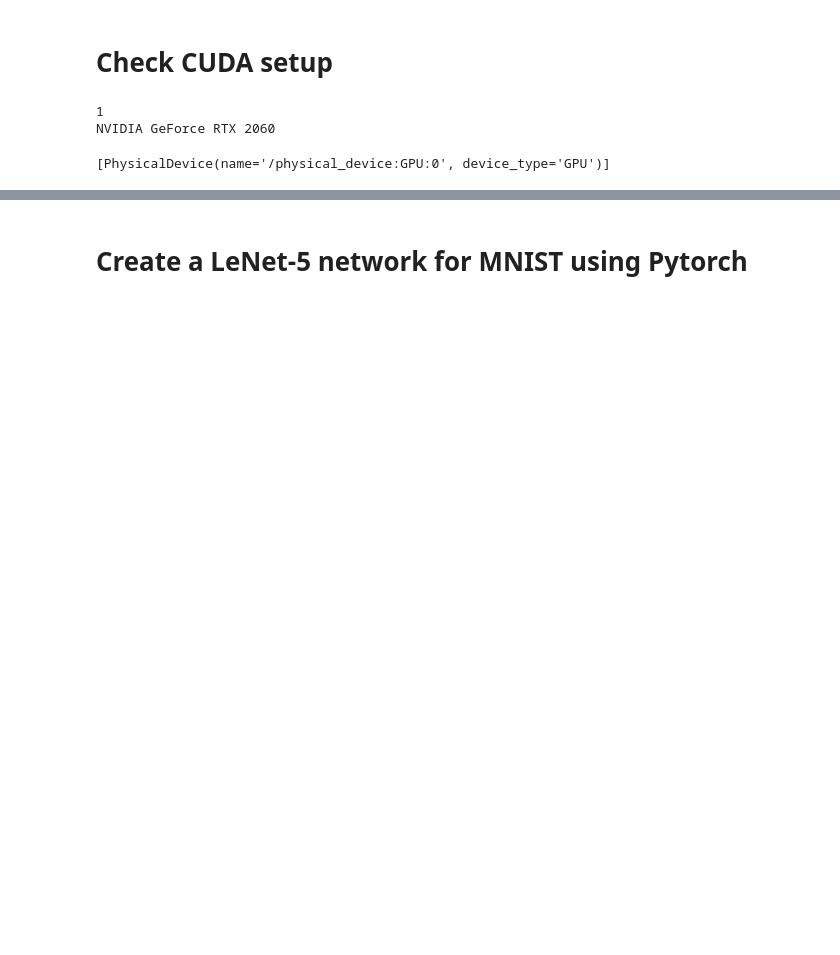
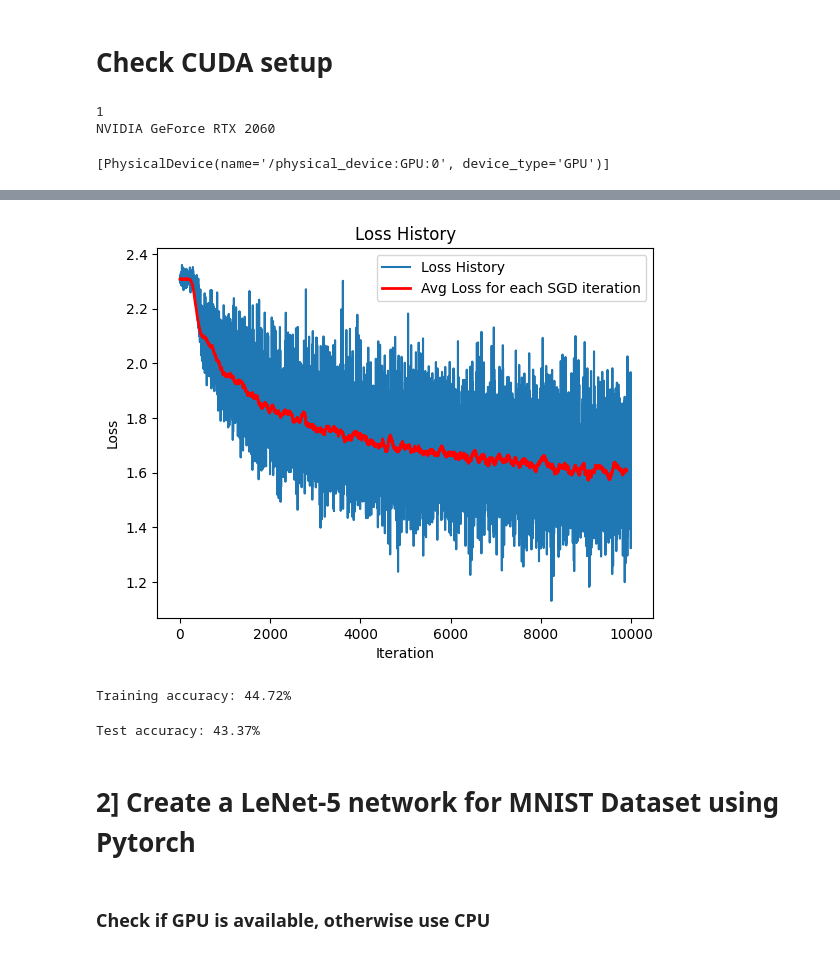
Before and after one commit to HasithaGallella/EN3160-Image-Processing-and-Machine-Vision, a Jupyter notebook: Assignments/EN3160_210174X_A03.ipynb, the cells around one changed output, grey strips where cells are left out. Cells and saved outputs as stored; diff of their text form; code cells hidden in the pictures; blank space fills up the shorter version.

```diff
--- a/Assignments/EN3160_210174X_A03.ipynb
+++ b/Assignments/EN3160_210174X_A03.ipynb
@@ -25,2 +284,56 @@ print(tf.config.list_physical_devices('GPU'))
+# %%
+# 4. Plotting the Loss History
+plt.plot(loss_history, label='Loss History')  # Plot loss over iterations
+smoothed_loss = np.convolve(loss_history, np.ones(100)/100, mode='valid')  # Calculate smoothed loss using moving average
+plt.plot(smoothed_loss, color='r', linewidth=2, label='Avg Loss for each SGD iteration')  # Plot the smoothed loss as a red line
+plt.title("Loss History")  # Plot title
+plt.xlabel("Iteration")  # X-axis label
+plt.ylabel("Loss")  # Y-axis label
+plt.legend()  # Display legend
+plt.show()  # Display plot
+# %% [output]
+[figure, added]
+# %%
+# 5. Calculate Accuracy on Training Set
+correct_train = 0  # Initialize correct count for training set
+total_train = 0  # Initialize total sample count for training set
+with torch.no_grad():  # Disable gradient computation
+    for data in trainloader:  # Loop through training data
+        inputs, labels = data  # Unpack data
+        Ntr = inputs.shape[0]  # Batch size
+        x_train = inputs.view(Ntr, -1)  # Flatten input
+
+        # Forward pass
+        hidden_output = sigmoid(x_train.mm(w1) + b1)  # Calculate hidden layer output
+        y_train_pred = torch.softmax(hidden_output.mm(w2) + b2, dim=1)  # Calculate output layer predictions
+        predicted_train = torch.argmax(y_train_pred, dim=1)  # Get predicted class
+        total_train += labels.size(0)  # Update total count
+        correct_train += (predicted_train == labels).sum().item()  # Update correct count
+
+train_acc = 100 * correct_train / total_train  # Calculate training accuracy
+print(f"Training accuracy: {train_acc:.2f}%")  # Print training accuracy
+# %% [output]
+Training accuracy: 44.72%
+# %%
+# 6. Calculate Accuracy on Test Set
+correct_test = 0  # Initialize correct count for test set
+total_test = 0  # Initialize total sample count for test set
+with torch.no_grad():  # Disable gradient computation
+    for data in testloader:  # Loop through test data
+        inputs, labels = data  # Unpack data
+        Nte = inputs.shape[0]  # Batch size
+        x_test = inputs.view(Nte, -1)  # Flatten input
+
+        # Forward pass
+        hidden_output = sigmoid(x_test.mm(w1) + b1)  # Calculate hidden layer output
+        y_test_pred = torch.softmax(hidden_output.mm(w2) + b2, dim=1)  # Calculate output layer predictions
+        predicted_test = torch.argmax(y_test_pred, dim=1)  # Get predicted class
+        total_test += labels.size(0)  # Update total count
+        correct_test += (predicted_test == labels).sum().item()  # Update correct count
+
+test_acc = 100 * correct_test / total_test  # Calculate test accuracy
+print(f"Test accuracy: {test_acc:.2f}%")  # Print test accuracy
+# %% [output]
+Test accuracy: 43.37%
 # %% [markdown]
-# Create a LeNet-5 network for MNIST using Pytorch
+# 2] Create a LeNet-5 network for MNIST Dataset using Pytorch
@@ -26,0 +347,2 @@ print(tf.config.list_physical_devices('GPU'))
+# %% [markdown]
+### Check if GPU is available, otherwise use CPU
```
Also changed, not shown: parts of 42 cells of this notebook.
